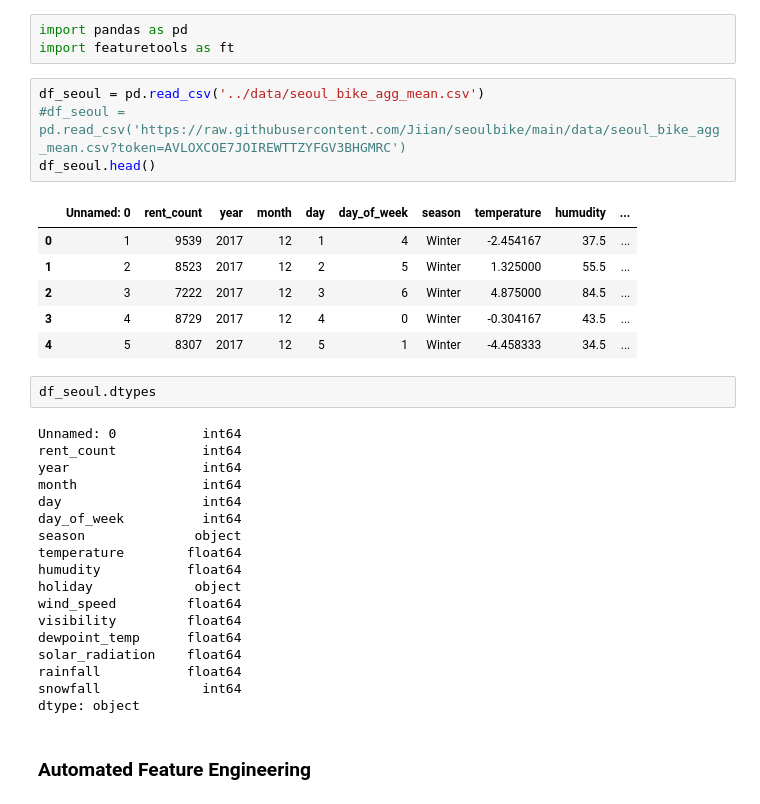
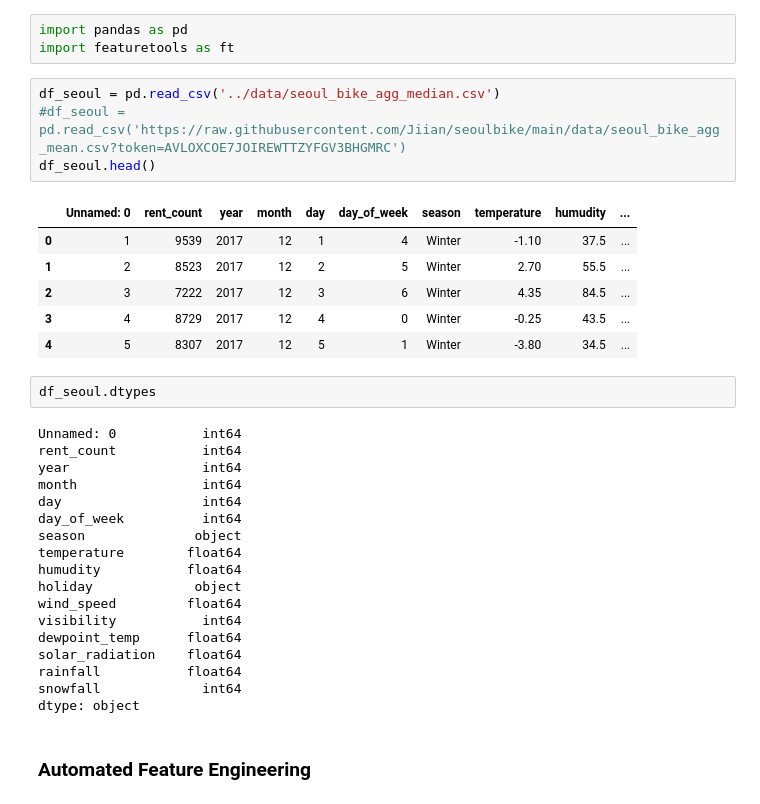
Before and after one commit to Jiian/seoulbike, a Jupyter notebook: feature_engineering/feature_engineering(automated)_leo.ipynb, the cells around one changed output. Cells and saved outputs as stored; diff of their text form.

```diff
--- a/feature_engineering/feature_engineering(automated)_leo.ipynb
+++ b/feature_engineering/feature_engineering(automated)_leo.ipynb
@@ -6,16 +6,16 @@
 import pandas as pd
 import featuretools as ft
 # %%
-df_seoul = pd.read_csv('../data/seoul_bike_agg_mean.csv')
+df_seoul = pd.read_csv('../data/seoul_bike_agg_median.csv')
 #df_seoul = pd.read_csv('https://raw.githubusercontent.com/Jiian/seoulbike/main/data/seoul_bike_agg_mean.csv?token=AVLOXCOE7JOIREWTTZYFGV3BHGMRC')
 df_seoul.head()
 # %% [output]
 |  | Unnamed: 0 | rent_count | year | month | day | day_of_week | season | temperature | humudity | ... |
-| 0 | 1 | 9539 | 2017 | 12 | 1 | 4 | Winter | -2.454167 | 37.5 | ... |
-| 1 | 2 | 8523 | 2017 | 12 | 2 | 5 | Winter | 1.325000 | 55.5 | ... |
-| 2 | 3 | 7222 | 2017 | 12 | 3 | 6 | Winter | 4.875000 | 84.5 | ... |
-| 3 | 4 | 8729 | 2017 | 12 | 4 | 0 | Winter | -0.304167 | 43.5 | ... |
-| 4 | 5 | 8307 | 2017 | 12 | 5 | 1 | Winter | -4.458333 | 34.5 | ... |
+| 0 | 1 | 9539 | 2017 | 12 | 1 | 4 | Winter | -1.10 | 37.5 | ... |
+| 1 | 2 | 8523 | 2017 | 12 | 2 | 5 | Winter | 2.70 | 55.5 | ... |
+| 2 | 3 | 7222 | 2017 | 12 | 3 | 6 | Winter | 4.35 | 84.5 | ... |
+| 3 | 4 | 8729 | 2017 | 12 | 4 | 0 | Winter | -0.25 | 43.5 | ... |
+| 4 | 5 | 8307 | 2017 | 12 | 5 | 1 | Winter | -3.80 | 34.5 | ... |
 # %%
 df_seoul.dtypes
 # %% [output]
@@ -30,7 +30,7 @@ temperature        float64
 humudity           float64
 holiday             object
 wind_speed         float64
-visibility         float64
+visibility           int64
 dewpoint_temp      float64
 solar_radiation    float64
 rainfall           float64
```
Also changed, not shown: parts of 6 cells of this notebook, 2 other files.
